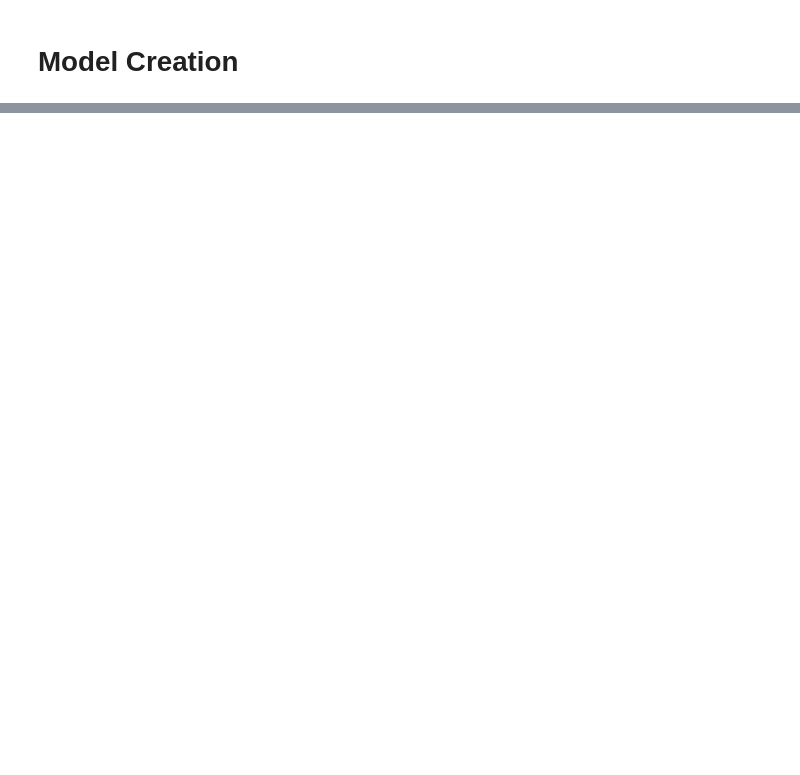
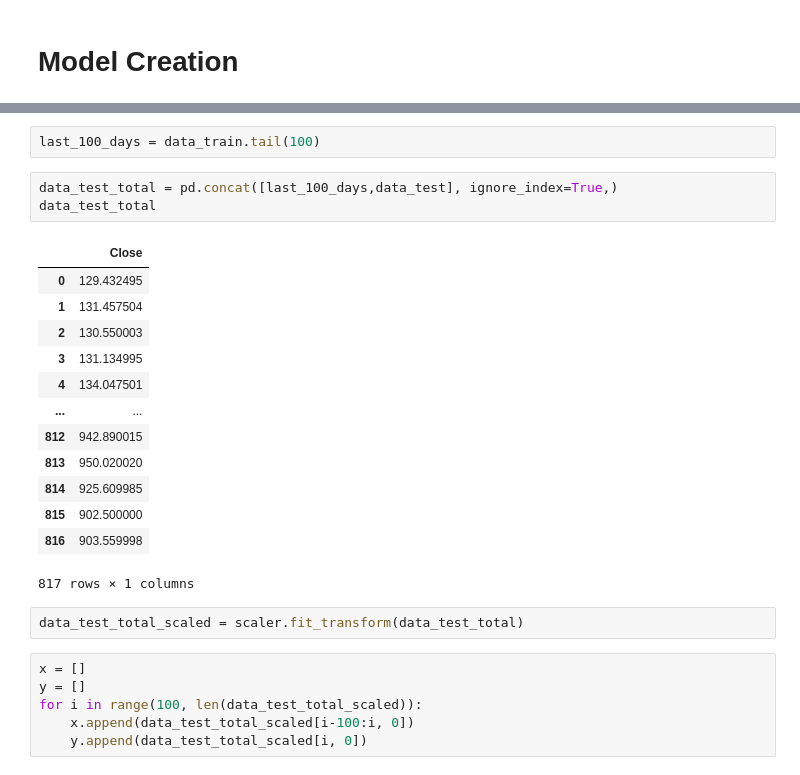
Before and after one commit to MBDoyle99/Stock-Prediction-NN, a Jupyter notebook: NN_Prediciton.ipynb, the cells around one changed output, grey strips where cells are left out. Saved outputs shown, nothing was run; the diff lists cells and outputs as text; blank space fills up the shorter version.

```diff
--- a/NN_Prediciton.ipynb
+++ b/NN_Prediciton.ipynb
@@ -155,0 +198,27 @@ for i in range(100, len(data_train)):
+# %%
+last_100_days = data_train.tail(100)
+# %%
+data_test_total = pd.concat([last_100_days,data_test], ignore_index=True,)
+data_test_total
+# %% [output]
+|  | Close |
+| 0 | 129.432495 |
+| 1 | 131.457504 |
+| 2 | 130.550003 |
+| 3 | 131.134995 |
+| 4 | 134.047501 |
+| ... | ... |
+| 812 | 942.890015 |
+| 813 | 950.020020 |
+| 814 | 925.609985 |
+| 815 | 902.500000 |
+| 816 | 903.559998 |
+817 rows × 1 columns
+# %%
+data_test_total_scaled = scaler.fit_transform(data_test_total)
+# %%
+x = []
+y = []
+for i in range(100, len(data_test_total_scaled)):
+    x.append(data_test_total_scaled[i-100:i, 0])
+    y.append(data_test_total_scaled[i, 0])
```
Also changed, not shown: parts of 14 cells of this notebook, 1 other file.
